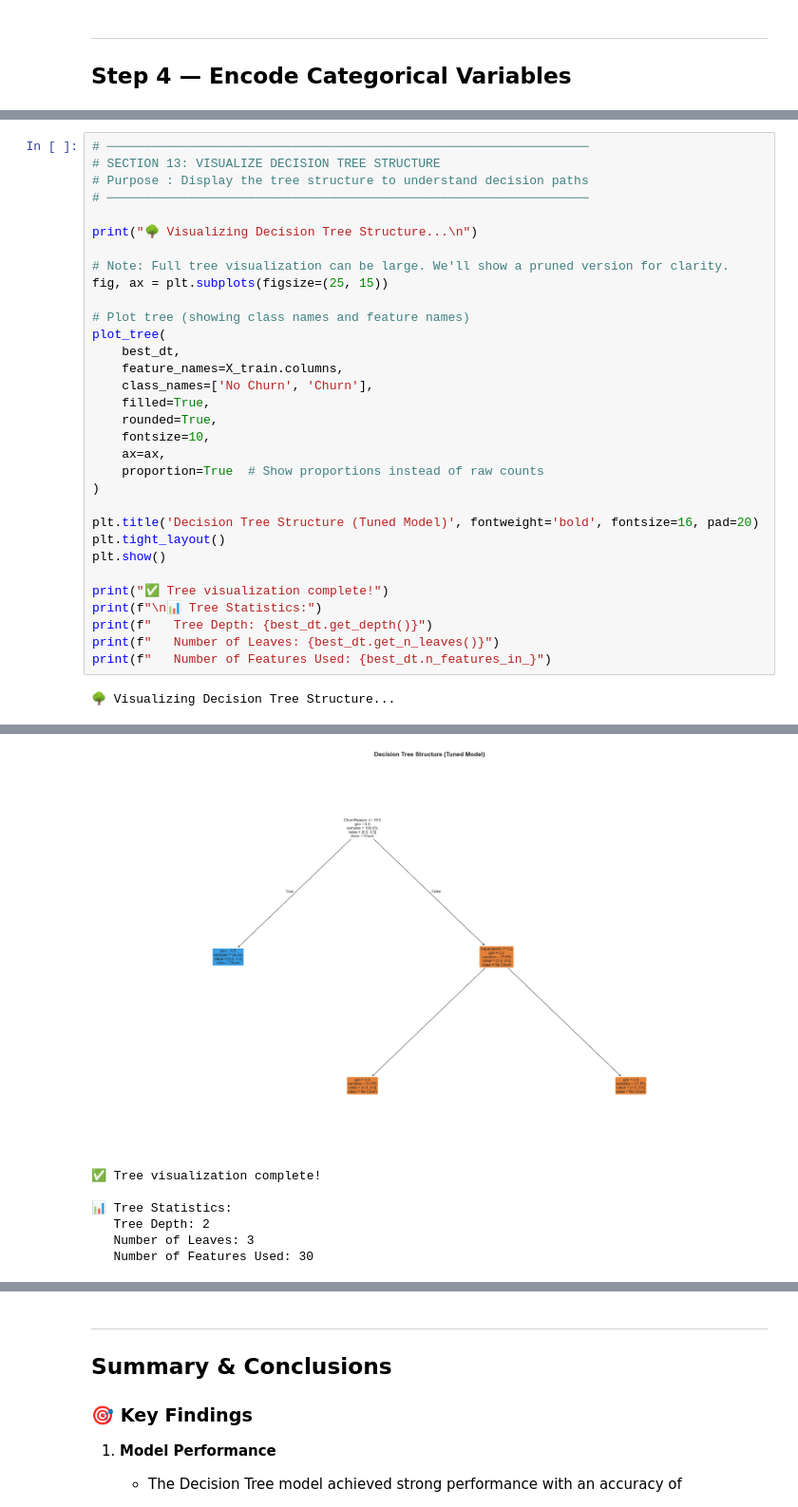
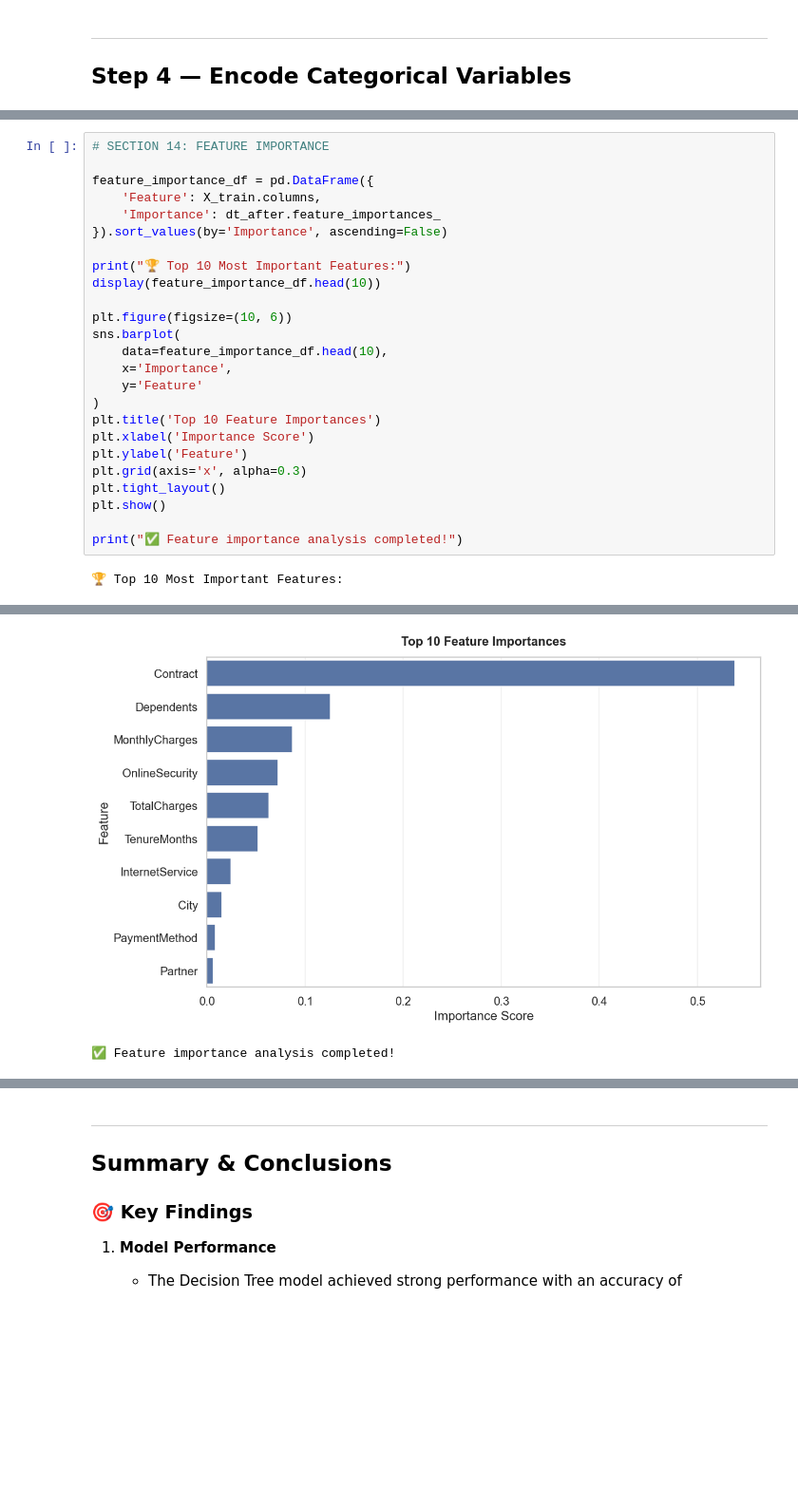
Before and after one commit to it22172228/IT4060---Machine-Learning-ASSIGNMENT-, a Jupyter notebook: notebooks/Decision Tree/Decision_Tree_CustomerChurn.ipynb, the cells around one changed output, grey strips where cells are left out. Shown at 95% size. Drawn from its saved outputs; the diff is of its cells as text; blank space fills up the shorter version.

```diff
--- a/notebooks/Decision Tree/Decision_Tree_CustomerChurn.ipynb
+++ b/notebooks/Decision Tree/Decision_Tree_CustomerChurn.ipynb
@@ -709,34 +688,27 @@ Dependents           |  0.0000
 # %%
-# ─────────────────────────────────────────────────────────────────
-# SECTION 13: VISUALIZE DECISION TREE STRUCTURE
-# Purpose : Display the tree structure to understand decision paths
-# ─────────────────────────────────────────────────────────────────
+# SECTION 14: FEATURE IMPORTANCE
 
-print("🌳 Visualizing Decision Tree Structure...\n")
+feature_importance_df = pd.DataFrame({
+    'Feature': X_train.columns,
+    'Importance': dt_after.feature_importances_
+}).sort_values(by='Importance', ascending=False)
 
-# Note: Full tree visualization can be large. We'll show a pruned version for clarity.
-fig, ax = plt.subplots(figsize=(25, 15))
+print("🏆 Top 10 Most Important Features:")
+display(feature_importance_df.head(10))
 
-# Plot tree (showing class names and feature names)
-plot_tree(
-    best_dt,
-    feature_names=X_train.columns,
-    class_names=['No Churn', 'Churn'],
-    filled=True,
-    rounded=True,
-    fontsize=10,
-    ax=ax,
-    proportion=True  # Show proportions instead of raw counts
+plt.figure(figsize=(10, 6))
+sns.barplot(
+    data=feature_importance_df.head(10),
+    x='Importance',
+    y='Feature'
 )
-
-plt.title('Decision Tree Structure (Tuned Model)', fontweight='bold', fontsize=16, pad=20)
+plt.title('Top 10 Feature Importances')
+plt.xlabel('Importance Score')
+plt.ylabel('Feature')
+plt.grid(axis='x', alpha=0.3)
 plt.tight_layout()
 plt.show()
 
-print("✅ Tree visualization complete!")
-print(f"\n📊 Tree Statistics:")
-print(f"   Tree Depth: {best_dt.get_depth()}")
-print(f"   Number of Leaves: {best_dt.get_n_leaves()}")
-print(f"   Number of Features Used: {best_dt.n_features_in_}")
+print("✅ Feature importance analysis completed!")
 # %% [output]
-🌳 Visualizing Decision Tree Structure...
+🏆 Top 10 Most Important Features:
@@ -743,7 +726,2 @@ print(f"   Number of Features Used: {best_dt.n_features_in_}")
-[figure, old version]
+[figure, new version]
-✅ Tree visualization complete!
-
-📊 Tree Statistics:
-   Tree Depth: 2
-   Number of Leaves: 3
-   Number of Features Used: 30
+✅ Feature importance analysis completed!
```
Also changed, not shown: parts of 29 cells of this notebook.
